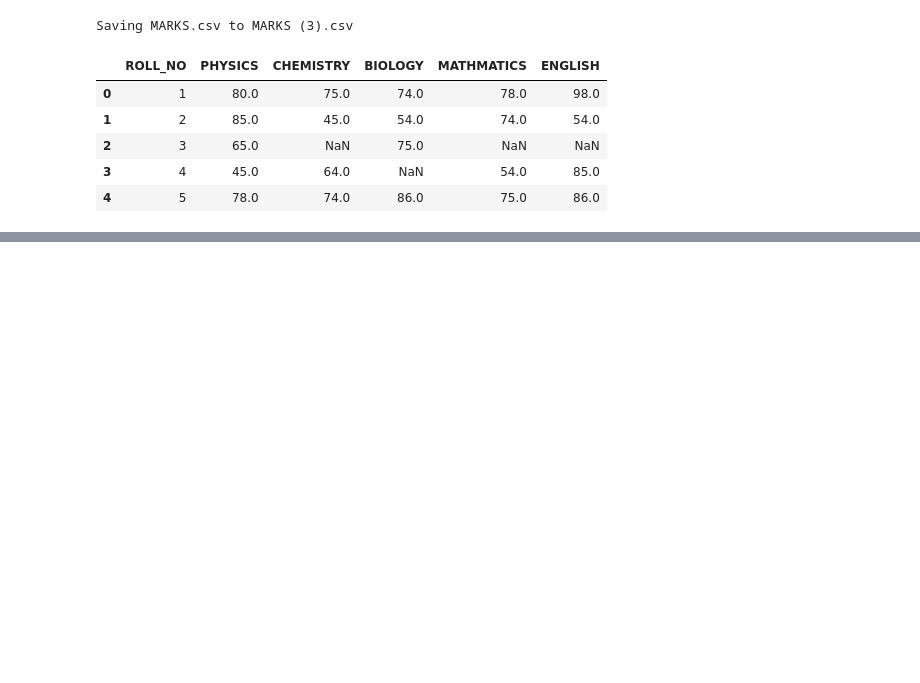
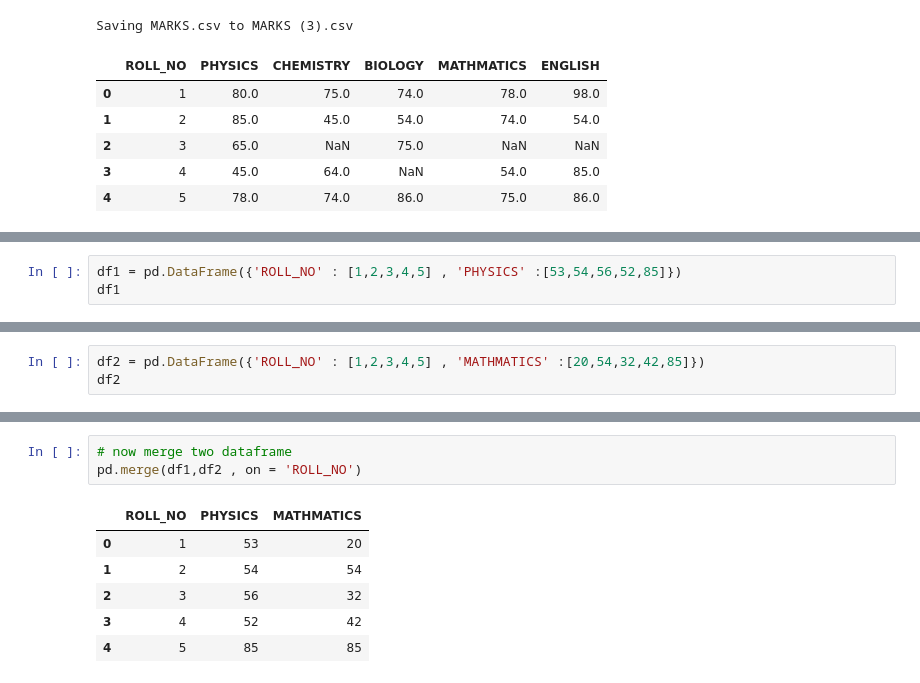
Before and after one commit to Ashish0011-ashu/OOP, a Jupyter notebook: Pandas.ipynb, the cells around one changed output, grey strips where cells are left out. Drawn from its saved outputs; the diff is of its cells as text; blank space fills up the shorter version.

```diff
--- a/Pandas.ipynb
+++ b/Pandas.ipynb
@@ -1421,0 +1481,3 @@ Saving MARKS.csv to MARKS (3).csv
+# %%
+df1 = pd.DataFrame({'ROLL_NO' : [1,2,3,4,5] , 'PHYSICS' :[53,54,56,52,85]})
+df1
@@ -1421,0 +1544,3 @@ Saving MARKS.csv to MARKS (3).csv
+# %%
+df2 = pd.DataFrame({'ROLL_NO' : [1,2,3,4,5] , 'MATHMATICS' :[20,54,32,42,85]})
+df2
@@ -1421,0 +1554,10 @@ Saving MARKS.csv to MARKS (3).csv
+# %%
+# now merge two dataframe
+pd.merge(df1,df2 , on = 'ROLL_NO')
+# %% [output]
+|  | ROLL_NO | PHYSICS | MATHMATICS |
+| 0 | 1 | 53 | 20 |
+| 1 | 2 | 54 | 54 |
+| 2 | 3 | 56 | 32 |
+| 3 | 4 | 52 | 42 |
+| 4 | 5 | 85 | 85 |
```
Also changed, not shown: parts of 15 cells of this notebook.
